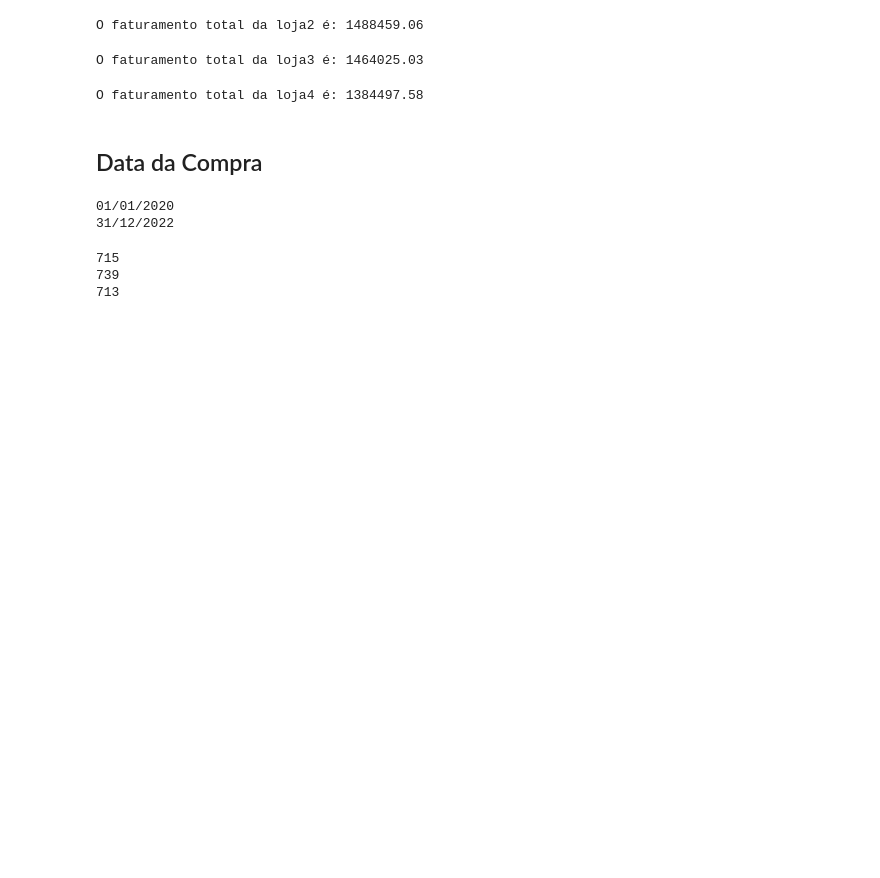
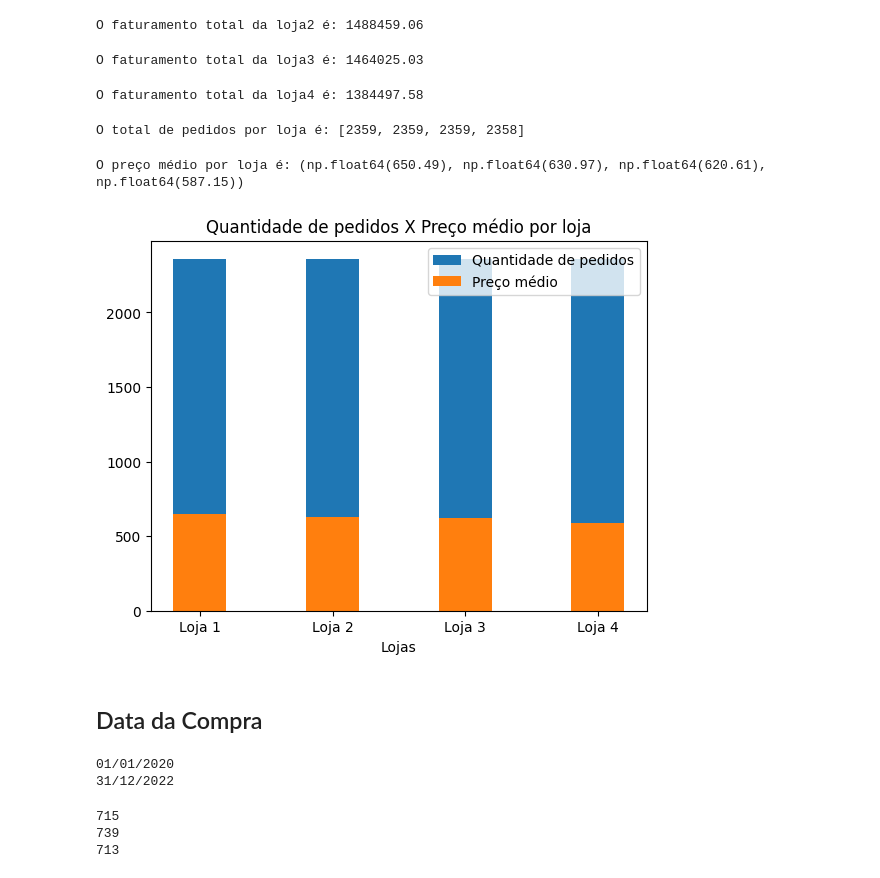
Before and after one commit to sanemar/desafio-ds, a Jupyter notebook: AluraStoreBr.ipynb, the cells around one changed output. Cells and saved outputs as stored; diff of their text form; code cells hidden in the pictures; blank space fills up the shorter version.

Commit message:
Adicionado novas análises e gráficos

```diff
--- a/AluraStoreBr.ipynb
+++ b/AluraStoreBr.ipynb
@@ -71,6 +71,43 @@ faturamento4 = loja4['Preço'].sum()
 print(f'O faturamento total da loja4 é: {faturamento4}')
 # %% [output]
 O faturamento total da loja4 é: 1384497.58
+# %%
+# Criar uma lista com o total de pedidos por loja
+total_pedidos = [len(loja1), len(loja2), len(loja3), len(loja4)]
+print(f'O total de pedidos por loja é: {total_pedidos}')
+# %% [output]
+O total de pedidos por loja é: [2359, 2359, 2359, 2358]
+# %%
+#Criar uma lista para calcular o preço médio por loja
+
+preco_medio_1 = faturamento1/total_pedidos[0]
+preco_medio_2 = faturamento2/total_pedidos[1]
+preco_medio_3 = faturamento3/total_pedidos[2]
+preco_medio_4 = faturamento4/total_pedidos[3]
+
+print(f'O preço médio por loja é: {round(preco_medio_1, 2), round(preco_medio_2, 2), round(preco_medio_3, 2), round(preco_medio_4, 2)}')
+# %% [output]
+O preço médio por loja é: (np.float64(650.49), np.float64(630.97), np.float64(620.61), np.float64(587.15))
+# %%
+#Criar um gráfico de barras que exiba a comparação entre a quantidade de pedidos por loja e o preço médio por loja
+import matplotlib.pyplot as plt
+import numpy as np
+
+height_values = [total_pedidos[0], total_pedidos[1], total_pedidos[2], total_pedidos[3]]
+width_values = [preco_medio_1, preco_medio_2, preco_medio_3, preco_medio_4]
+
+plt.bar(x=['Loja 1', 'Loja 2', 'Loja 3', 'Loja 4'], height=height_values, width=0.4, label='Quantidade de pedidos')
+plt.bar(x=['Loja 1', 'Loja 2', 'Loja 3', 'Loja 4'], height=width_values, width=0.4, label='Preço médio')
+plt.xlabel("Lojas")
+plt.ylabel("")
+plt.title("Quantidade de pedidos X Preço médio por loja")
+plt.legend()
+plt.show()
+
+#O total de pedidos por loja é: [2359, 2359, 2359, 2358]
+#O preço médio por loja é: (np.float64(650.49), np.float64(630.97), np.float64(620.61), np.float64(587.15))
+# %% [output]
+[figure, added]
 # %% [markdown]
 ## Data da Compra
 # %%
```
Also changed, not shown: parts of 22 cells of this notebook.
